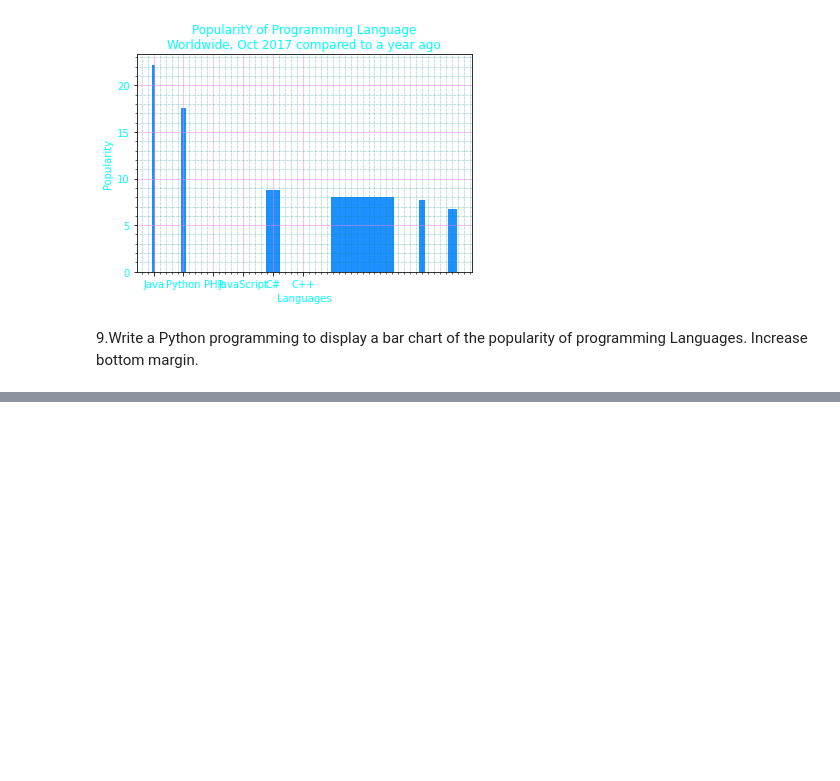
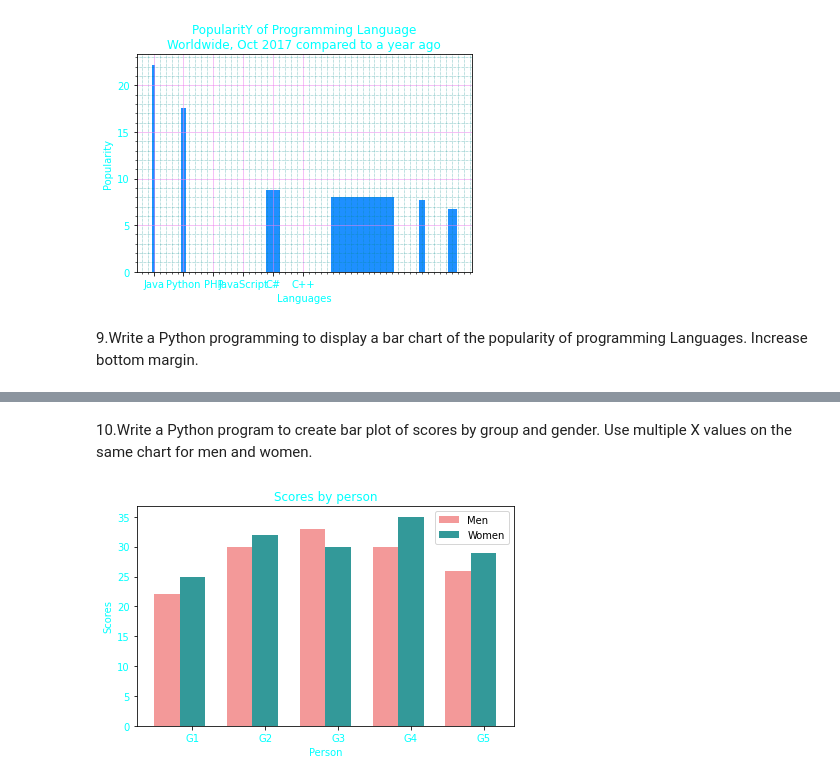
Before and after one commit to shaikhfarzana/Python-Libraries, a Jupyter notebook: Matplotlib_Bargraph_Problems/Matplotlib_Bargraph_Problems.ipynb, the cells around one changed output, grey strips where cells are left out. Drawn from its saved outputs; the diff is of its cells as text; code cells hidden in the pictures; blank space fills up the shorter version.

Commit message:
[Farzana] Add: Python program to plot multiple bar charts.

```diff
--- a/Matplotlib_Bargraph_Problems/Matplotlib_Bargraph_Problems.ipynb
+++ b/Matplotlib_Bargraph_Problems/Matplotlib_Bargraph_Problems.ipynb
@@ -327,0 +328,45 @@ if __name__ == "__main__":
+# %% [markdown]
+10.Write a Python program to create bar plot of scores by group and gender. Use multiple X
+values on the same chart for men and women.
+# %%
+import numpy as np
+import matplotlib.pyplot as plt
+
+def to_plot_multiple_charts():
+    """
+       Description:
+          Function is used to plot multiple bar charts.
+       Parameter:
+          No parameter required.
+       Return:
+          Returns nothing.
+    """
+# data to plot
+    n_groups = 5
+    men_means = (22, 30, 33, 30, 26)
+    women_means = (25, 32, 30, 35, 29)
+
+    # create plot
+    fig, ax = plt.subplots()
+    index = np.arange(n_groups)
+    bar_width = 0.35
+    opacity = 0.8
+
+    rects1 = plt.bar(index, men_means, bar_width, alpha=opacity, color='lightcoral', label='Men')
+
+    rects2 = plt.bar(index + bar_width, women_means, bar_width, alpha=opacity, color='teal', label='Women')
+
+    plt.xlabel('Person', color='cyan')
+    plt.ylabel('Scores',color='cyan')
+    plt.title('Scores by person', color='cyan')
+    plt.xticks(index + bar_width, ('G1', 'G2', 'G3', 'G4', 'G5'),color='cyan')
+    plt.yticks(color='cyan')
+    plt.legend()
+
+    plt.tight_layout()
+    plt.show()
+
+if __name__ == "__main__":
+    to_plot_multiple_charts()
+# %% [output]
+[figure, added]
```
Also changed, not shown: parts of 1 cell of this notebook.
